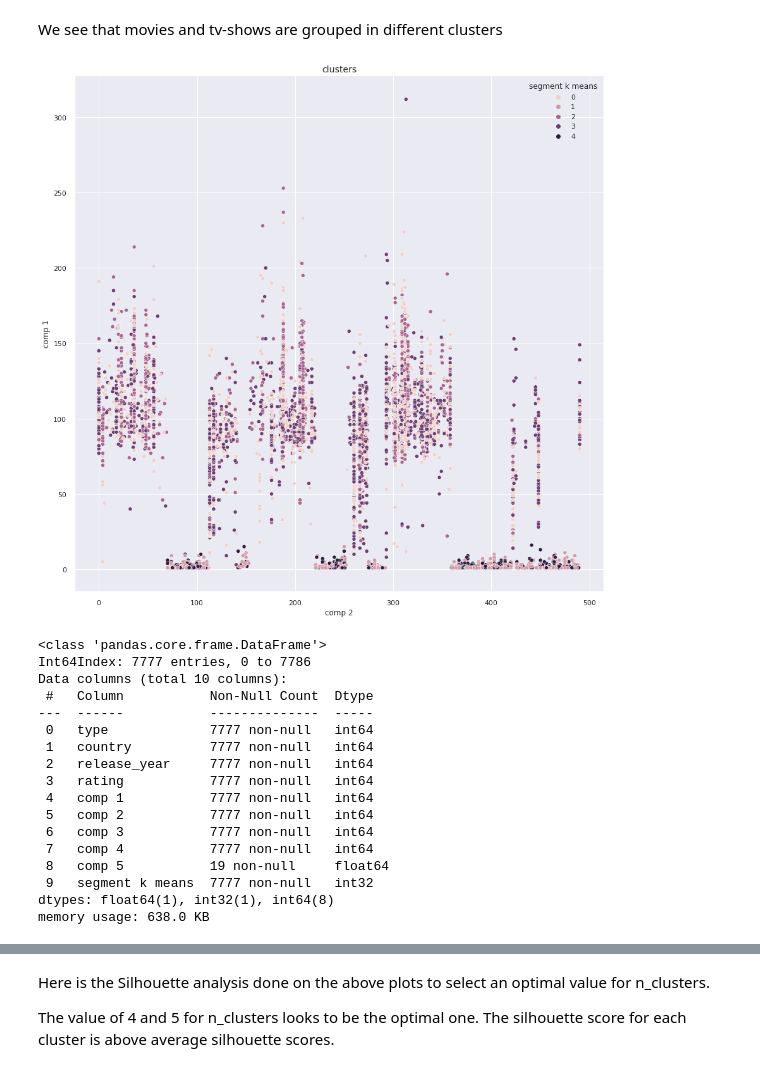
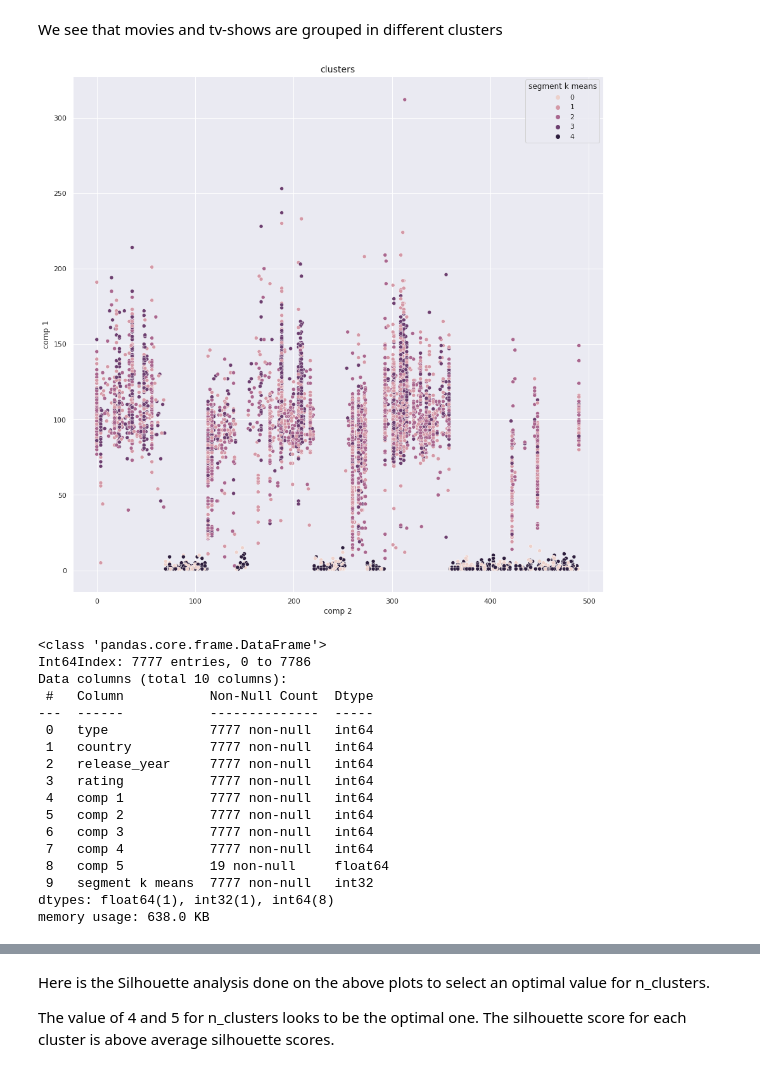
Before and after one commit to Vinitladse/NETFLIX-MOVIES-AND-TV-SHOWS-CLUSTERING, a Jupyter notebook: Vinit_Ladse(Group)NETFLIX_MOVIES_AND_TV_SHOWS_CLUSTERING.ipynb, the cells around one changed output, grey strips where cells are left out. Drawn from its saved outputs; the diff is of its cells as text; code cells hidden in the pictures.

```diff
--- a/Vinit_Ladse(Group)NETFLIX_MOVIES_AND_TV_SHOWS_CLUSTERING.ipynb
+++ b/Vinit_Ladse(Group)NETFLIX_MOVIES_AND_TV_SHOWS_CLUSTERING.ipynb
@@ -976,22 +978,22 @@ We see that movies and tv-shows are grouped in different clusters
 # %%
 netflix_data = pd.concat([new_netflix_data,pd.DataFrame(score)],axis=1)
 netflix_data.columns.values[-5:]=['comp 1','comp 2','comp 3','comp 4','comp 5']
 netflix_data['segment k means'] = kmeans.labels_
 
 #data = data.set_index(data['show_id'])
 #f_mm.head()
 
-x_axis = data['comp 2']
-y_axis = data['comp 1']
+x_axis = netflix_data['comp 2']
+y_axis = netflix_data['comp 1']
 plt.figure(figsize=(15,15))
 sns.scatterplot(x_axis,y_axis,hue=netflix_data['segment k means'])
 plt.title('clusters', fontsize = 14)
 plt.show()
 
 
 netflix_data.info()
 # %% [output]
-[figure, old version]
+[figure, new version]
 <class 'pandas.core.frame.DataFrame'>
 Int64Index: 7777 entries, 0 to 7786
 Data columns (total 10 columns):
```
Also changed, not shown: parts of 16 cells of this notebook.
